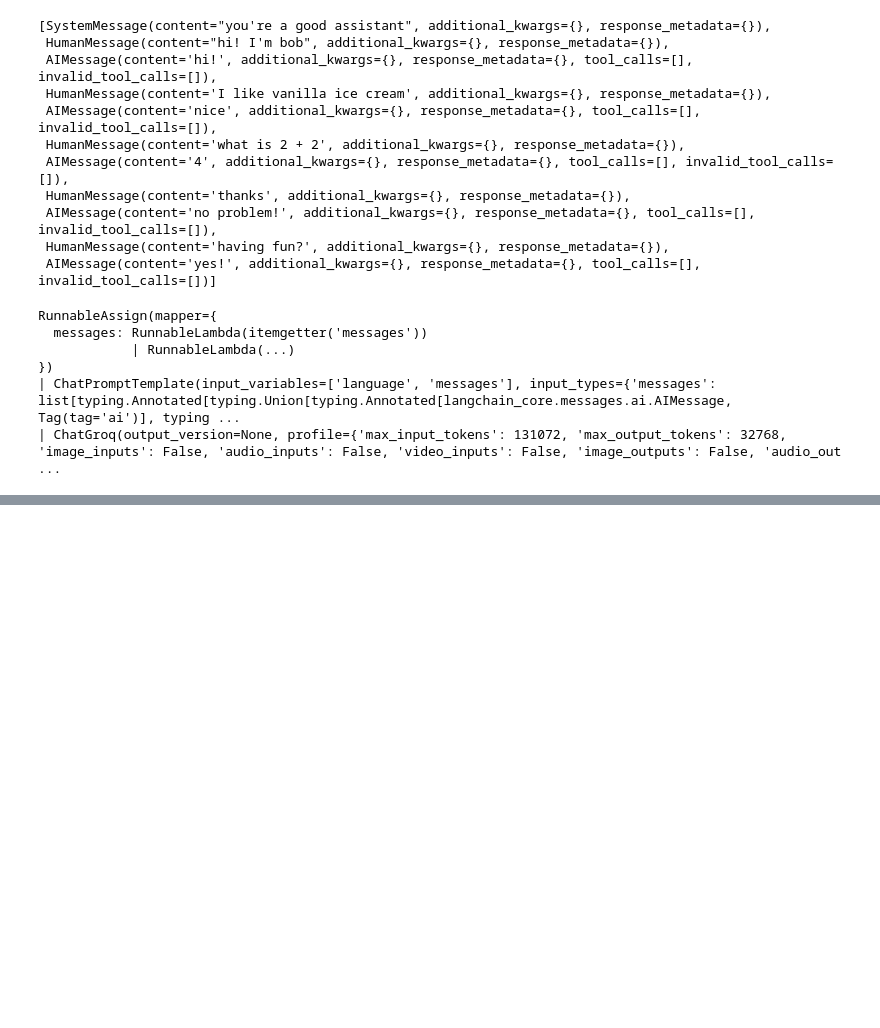
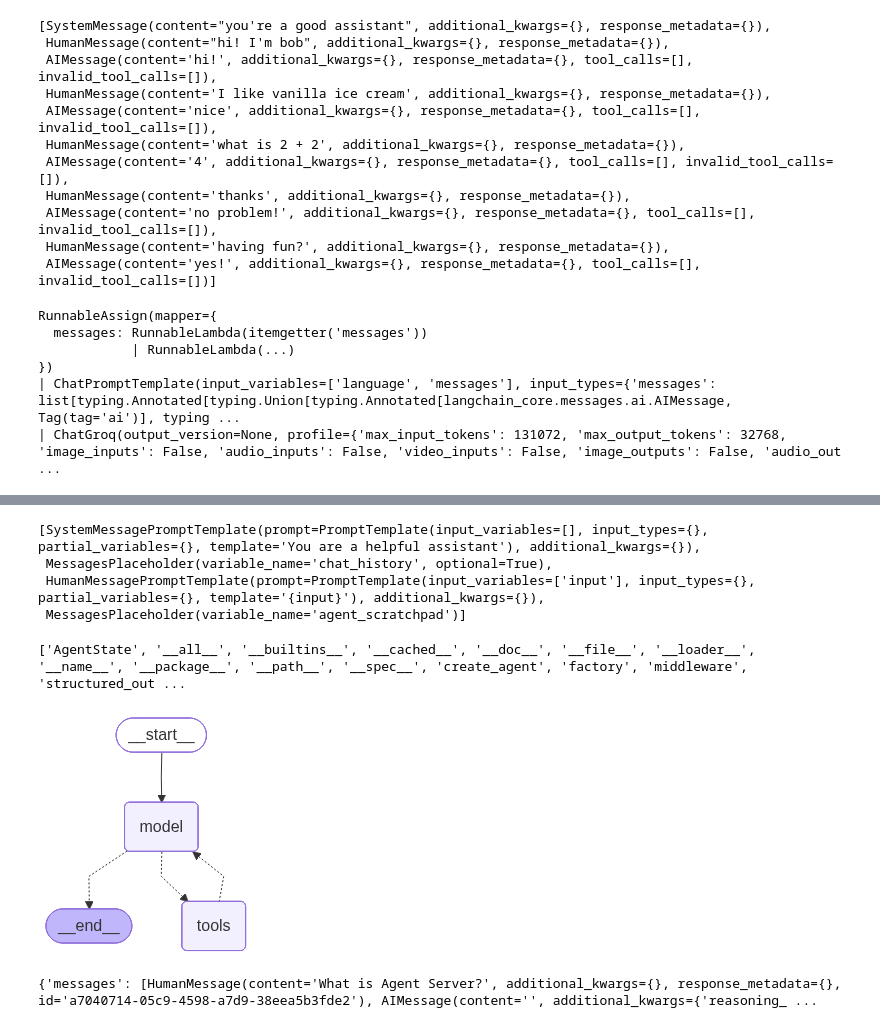
Before and after one commit to PremnathAnbu/Agentic-AI__Prep, a Jupyter notebook: agenticai_prep/chatbotmemeroy.ipynb, the cells around one changed output, grey strips where cells are left out. Cells and saved outputs as stored; diff of their text form; code cells hidden in the pictures; blank space fills up the shorter version.

Commit message:
mulit-tool agent added

```diff
--- a/agenticai_prep/chatbotmemeroy.ipynb
+++ b/agenticai_prep/chatbotmemeroy.ipynb
@@ -203,0 +231,7 @@ response.content
+# %%
+loader=WebBaseLoader("https://docs.langchain.com/langsmith/agent-server")
+docs=loader.load()
+documents=RecursiveCharacterTextSplitter(chunk_size=1000,chunk_overlap=200).split_documents(docs)
+vectordb=FAISS.from_documents(documents,OllamaEmbeddings(model="all-minilm"))
+retriever=vectordb.as_retriever()
+retriever
@@ -203,0 +248,4 @@ response.content
+# %%
+from langchain_core.tools.retriever import create_retriever_tool
+
+retriever_tool=create_retriever_tool(retriever,"langmith-search","search any info regrading langsmith")
@@ -203,0 +256,2 @@ response.content
+# %%
+tools=[wiki,arxiv,retriever_tool]
@@ -203,0 +280,32 @@ response.content
+# %%
+prompt.messages
+# %% [output]
+[SystemMessagePromptTemplate(prompt=PromptTemplate(input_variables=[], input_types={}, partial_variables={}, template='You are a helpful assistant'), additional_kwargs={}),
+ MessagesPlaceholder(variable_name='chat_history', optional=True),
+ HumanMessagePromptTemplate(prompt=PromptTemplate(input_variables=['input'], input_types={}, partial_variables={}, template='{input}'), additional_kwargs={}),
+ MessagesPlaceholder(variable_name='agent_scratchpad')]
+# %%
+## convert tools into agents
+import langchain.agents
+print(dir(langchain.agents))
+# %% [output]
+['AgentState', '__all__', '__builtins__', '__cached__', '__doc__', '__file__', '__loader__', '__name__', '__package__', '__path__', '__spec__', 'create_agent', 'factory', 'middleware', 'structured_out ...
+# %%
+from langchain.agents import create_agent
+agent = create_agent(
+    model=model,
+    tools=tools,
+    system_prompt="You are a helpful AI assistant that uses tools when needed."
+)
+# %%
+agent
+# %% [output]
+[figure, added]
+# %%
+response = agent.invoke({
+    "messages": [{"role": "user", "content": "What is Agent Server?"}]
+})
+
+print(response)
+# %% [output]
+{'messages': [HumanMessage(content='What is Agent Server?', additional_kwargs={}, response_metadata={}, id='a7040714-05c9-4598-a7d9-38eea5b3fde2'), AIMessage(content='', additional_kwargs={'reasoning_ ...
```
Also changed, not shown: parts of 31 cells of this notebook, 2 other files.
